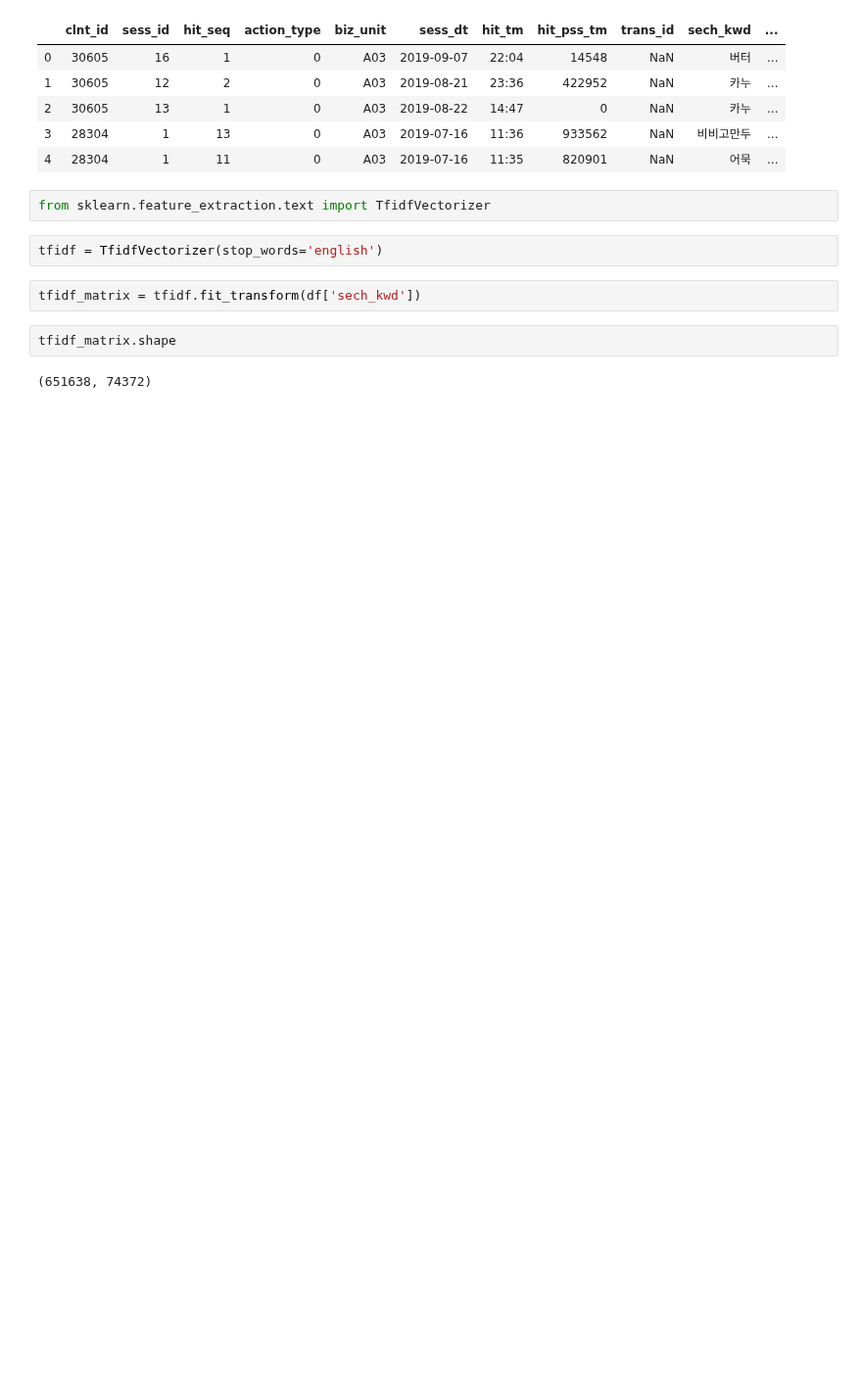
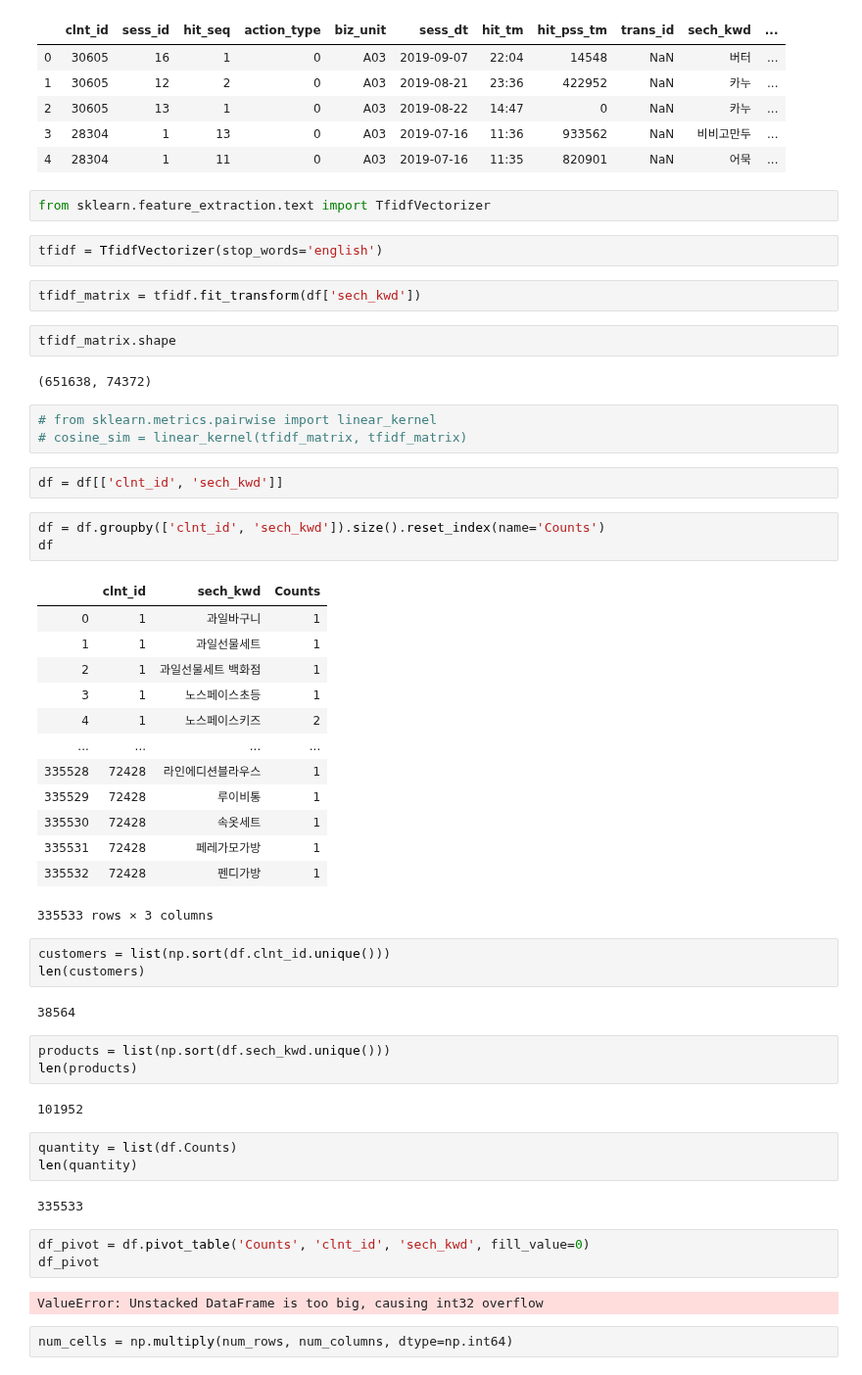
Before and after one commit to hojisu/recommendation-project, a Jupyter notebook: Implicit-Feedback-Rec-System-Hybrid Rec.ipynb, the cells around one changed output. Shown at 98% size. Drawn from its saved outputs; the diff is of its cells as text; blank space fills up the shorter version.

```diff
--- a/Implicit-Feedback-Rec-System-Hybrid Rec.ipynb
+++ b/Implicit-Feedback-Rec-System-Hybrid Rec.ipynb
@@ -84,3 +84,47 @@ tfidf_matrix = tfidf.fit_transform(df['sech_kwd'])
 tfidf_matrix.shape
 # %% [output]
 (651638, 74372)
+# %%
+# from sklearn.metrics.pairwise import linear_kernel
+# cosine_sim = linear_kernel(tfidf_matrix, tfidf_matrix)
+# %%
+df = df[['clnt_id', 'sech_kwd']]
+# %%
+df = df.groupby(['clnt_id', 'sech_kwd']).size().reset_index(name='Counts')
+df
+# %% [output]
+|  | clnt_id | sech_kwd | Counts |
+| 0 | 1 | 과일바구니 | 1 |
+| 1 | 1 | 과일선물세트 | 1 |
+| 2 | 1 | 과일선물세트 백화점 | 1 |
+| 3 | 1 | 노스페이스초등 | 1 |
+| 4 | 1 | 노스페이스키즈 | 2 |
+| ... | ... | ... | ... |
+| 335528 | 72428 | 라인에디션블라우스 | 1 |
+| 335529 | 72428 | 루이비통 | 1 |
+| 335530 | 72428 | 속옷세트 | 1 |
+| 335531 | 72428 | 페레가모가방 | 1 |
+| 335532 | 72428 | 펜디가방 | 1 |
+335533 rows × 3 columns
+# %%
+customers = list(np.sort(df.clnt_id.unique()))
+len(customers)
+# %% [output]
+38564
+# %%
+products = list(np.sort(df.sech_kwd.unique()))
+len(products)
+# %% [output]
+101952
+# %%
+quantity = list(df.Counts)
+len(quantity)
+# %% [output]
+335533
+# %%
+df_pivot = df.pivot_table('Counts', 'clnt_id', 'sech_kwd', fill_value=0)
+df_pivot
+# %% [output]
+ValueError: Unstacked DataFrame is too big, causing int32 overflow
+# %%
+num_cells = np.multiply(num_rows, num_columns, dtype=np.int64)
```
Also changed, not shown: 1 other file.
